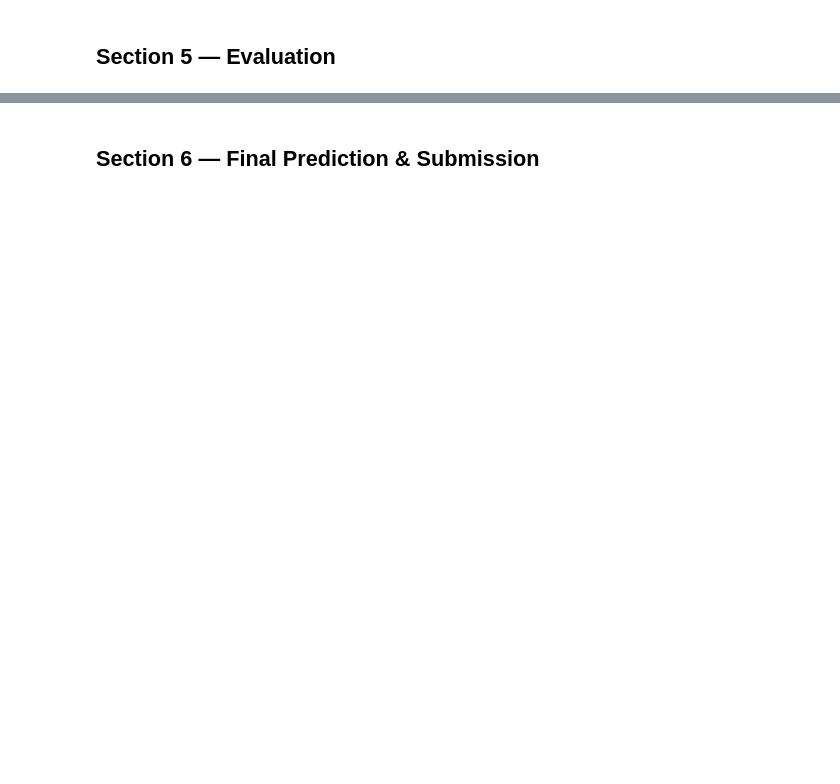
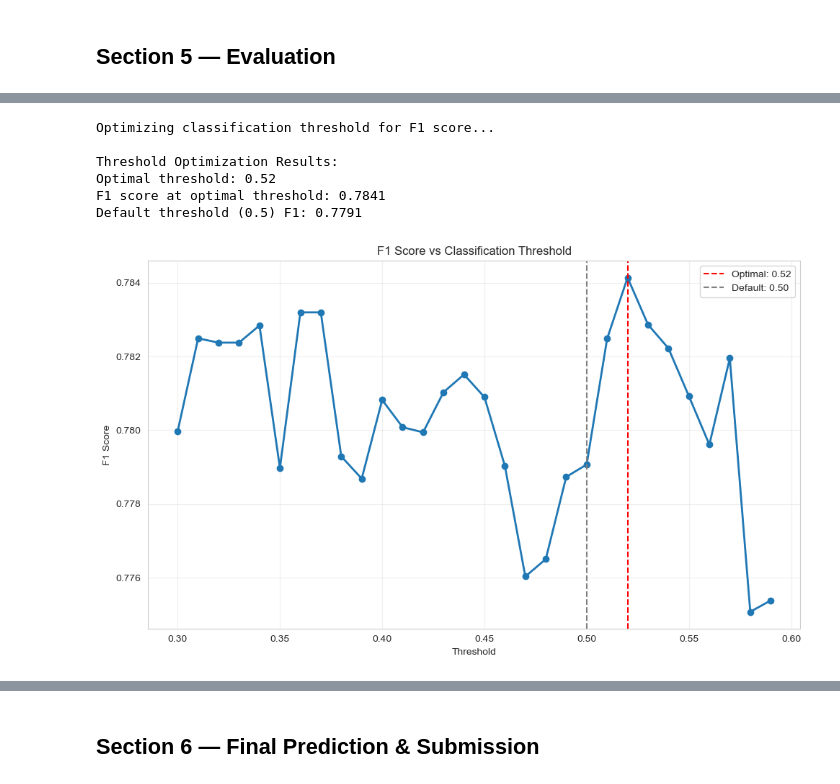
Before and after one commit to aloonsballoons/titanic-survival-prediction-model, a Jupyter notebook: notebooks/titanic_analysis.ipynb, the cells around one changed output, grey strips where cells are left out. Cells and saved outputs as stored; diff of their text form; code cells hidden in the pictures; blank space fills up the shorter version.

```diff
--- a/notebooks/titanic_analysis.ipynb
+++ b/notebooks/titanic_analysis.ipynb
@@ -479,3 +551,40 @@ plt.show()
+# %%
+# Threshold optimization for imbalanced data (38% survival rate)
+print("Optimizing classification threshold for F1 score...")
+
+# Get out-of-fold probability predictions
+y_proba_oof = cross_val_predict(best_model, X_train, y_train, cv=skf, method='predict_proba')[:, 1]
+
+# Find optimal threshold
+thresholds = np.arange(0.3, 0.6, 0.01)
+f1_scores = [f1_score(y_train, (y_proba_oof >= t).astype(int)) for t in thresholds]
+optimal_threshold = thresholds[np.argmax(f1_scores)]
+
+print(f"\nThreshold Optimization Results:")
+print(f"Optimal threshold: {optimal_threshold:.2f}")
+print(f"F1 score at optimal threshold: {max(f1_scores):.4f}")
+print(f"Default threshold (0.5) F1: {f1_score(y_train, (y_proba_oof >= 0.5).astype(int)):.4f}")
+
+# Plot threshold vs F1
+plt.figure(figsize=(10, 6))
+plt.plot(thresholds, f1_scores, marker='o', linewidth=2)
+plt.axvline(optimal_threshold, color='r', linestyle='--', label=f'Optimal: {optimal_threshold:.2f}')
+plt.axvline(0.5, color='gray', linestyle='--', label='Default: 0.50')
+plt.xlabel('Threshold')
+plt.ylabel('F1 Score')
+plt.title('F1 Score vs Classification Threshold')
+plt.legend()
+plt.grid(True, alpha=0.3)
+plt.tight_layout()
+plt.show()
+# %% [output]
+Optimizing classification threshold for F1 score...
+
+Threshold Optimization Results:
+Optimal threshold: 0.52
+F1 score at optimal threshold: 0.7841
+Default threshold (0.5) F1: 0.7791
+[figure, added]
 # %%
 # Fit best model on full training data
 best_model.fit(X_train, y_train)
```
Also changed, not shown: parts of 19 cells of this notebook, 1 other file.
